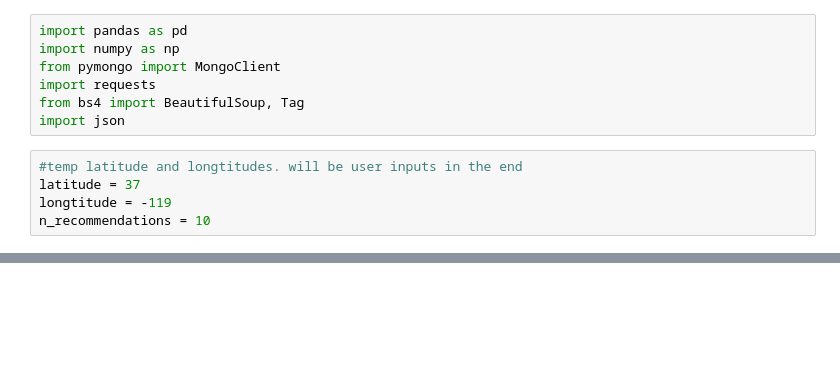
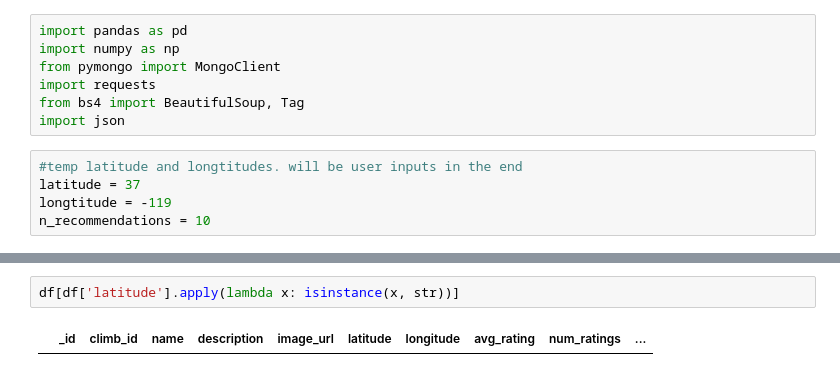
Before and after one commit to brentmin/Rock-Climbing-Recommender, a Jupyter notebook: notebooks/Toppop Recommender.ipynb, the cells around one changed output, grey strips where cells are left out. Drawn from its saved outputs; the diff is of its cells as text; blank space fills up the shorter version.

```diff
--- a/notebooks/Toppop Recommender.ipynb
+++ b/notebooks/Toppop Recommender.ipynb
@@ -33,3 +33,7 @@ df
+# %%
+df[df['latitude'].apply(lambda x: isinstance(x, str))]
+# %% [output]
+|  | _id | climb_id | name | description | image_url | latitude | longitude | avg_rating | num_ratings | ... |
 # %%
 #trim db to only locations near target area
 df = df[df['latitude'] <= latitude + 2]
```
Also changed, not shown: parts of 3 cells of this notebook, 2 other files.
